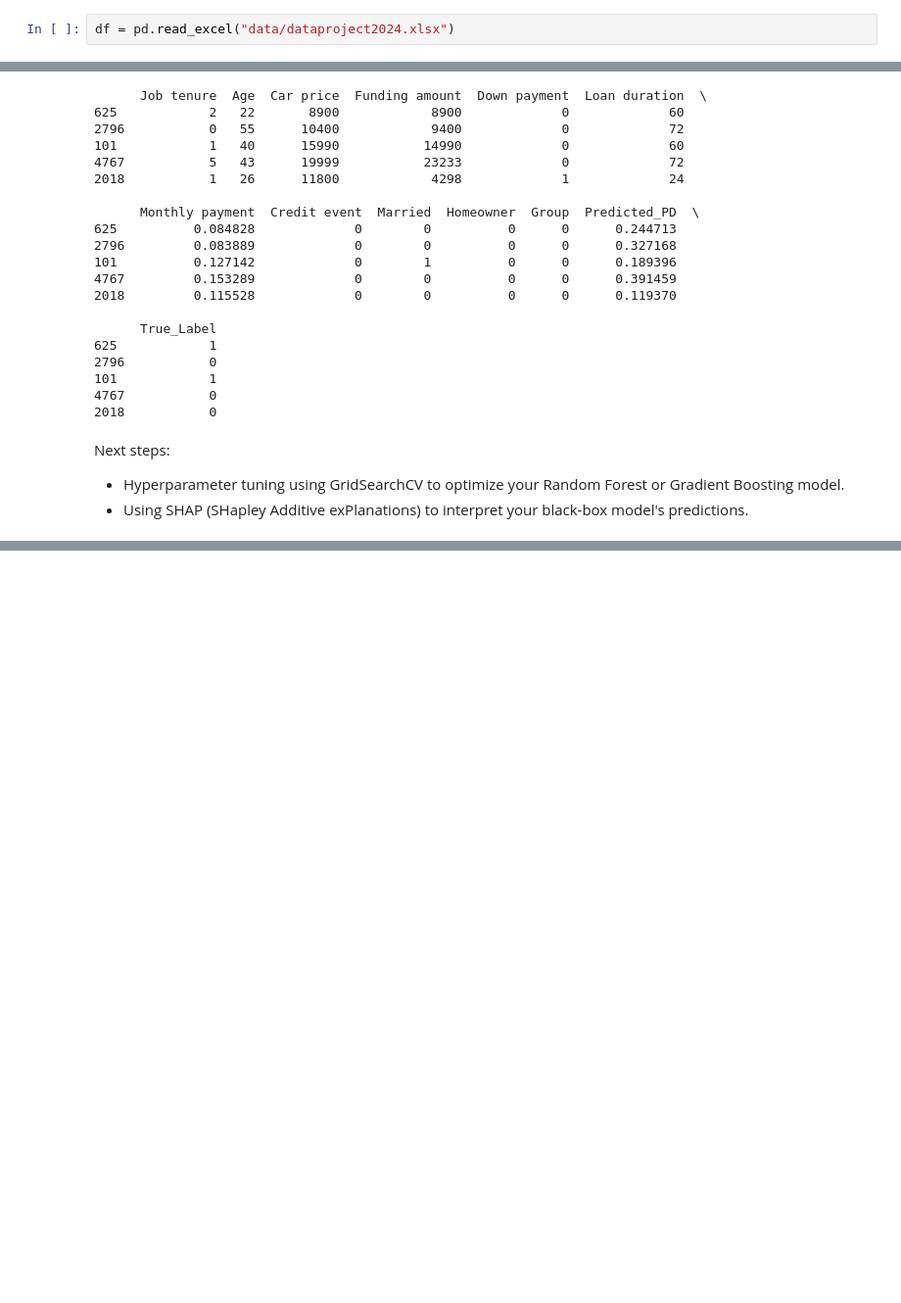
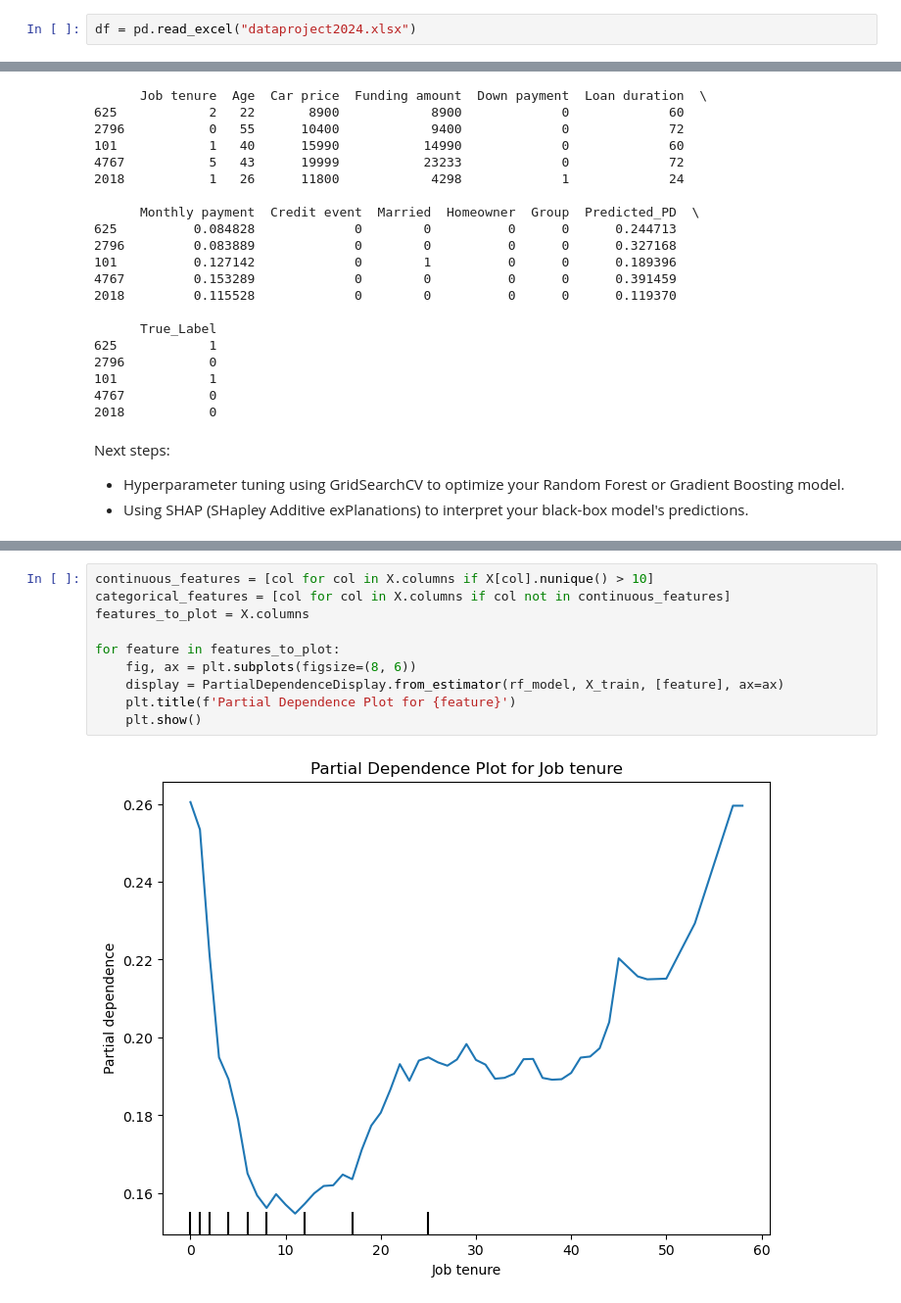
Before and after one commit to dorabijvoet/afi_final_project, a Jupyter notebook: notebooks/step2_black_box_algorithm.ipynb, the cells around one changed output, grey strips where cells are left out. Shown at 98% size. Cells and saved outputs as stored; diff of their text form; blank space fills up the shorter version.

```diff
--- a/notebooks/step2_black_box_algorithm.ipynb
+++ b/notebooks/step2_black_box_algorithm.ipynb
@@ -13,5 +20,5 @@ os.chdir("D:/Algorithmic-Fairness-Interpretability/afi_final_project")
 # %%
-df = pd.read_excel("data/dataproject2024.xlsx")
+df = pd.read_excel("dataproject2024.xlsx")
 # %%
 X = df.drop(["Default (y)", "Pred_default (y_hat)", "ID", "PD"], axis=1)
 y = df["Default (y)"]
@@ -164,0 +181,12 @@ Next steps:
+# %%
+continuous_features = [col for col in X.columns if X[col].nunique() > 10]
+categorical_features = [col for col in X.columns if col not in continuous_features]
+features_to_plot = X.columns
+
+for feature in features_to_plot:
+    fig, ax = plt.subplots(figsize=(8, 6))
+    display = PartialDependenceDisplay.from_estimator(rf_model, X_train, [feature], ax=ax)
+    plt.title(f'Partial Dependence Plot for {feature}')
+    plt.show()
+# %% [output]
+[figure, added]
```
Also changed, not shown: parts of 5 cells of this notebook.
